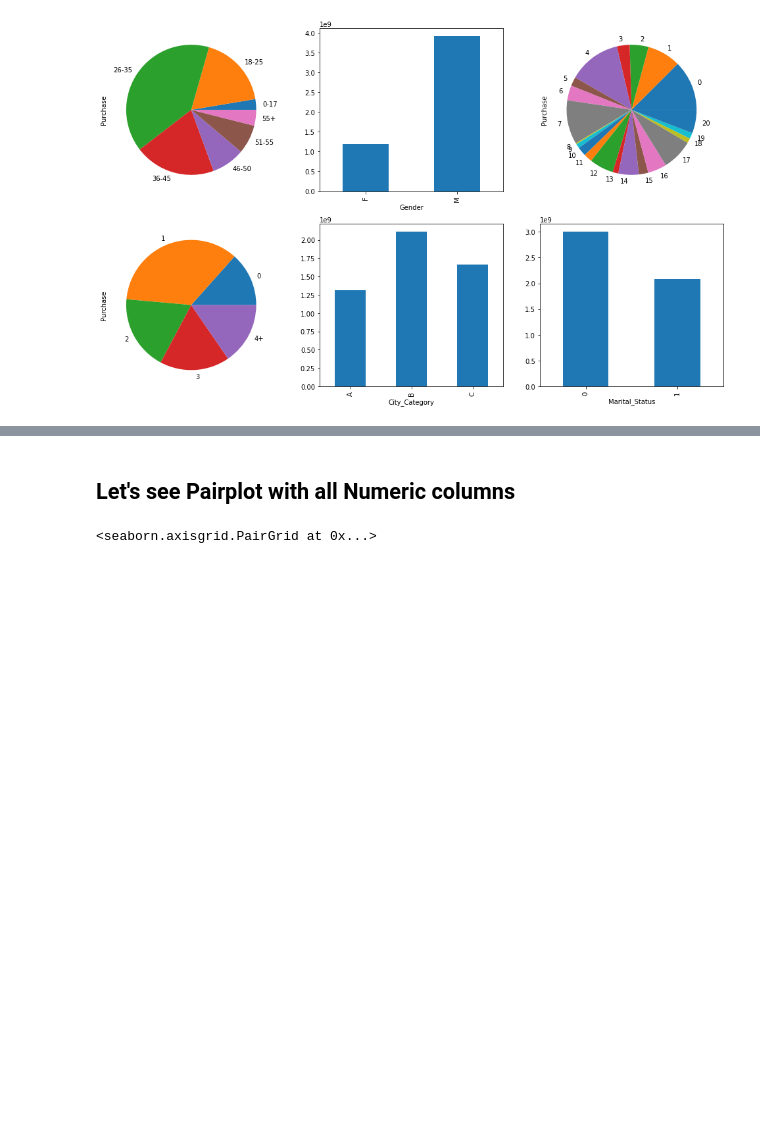
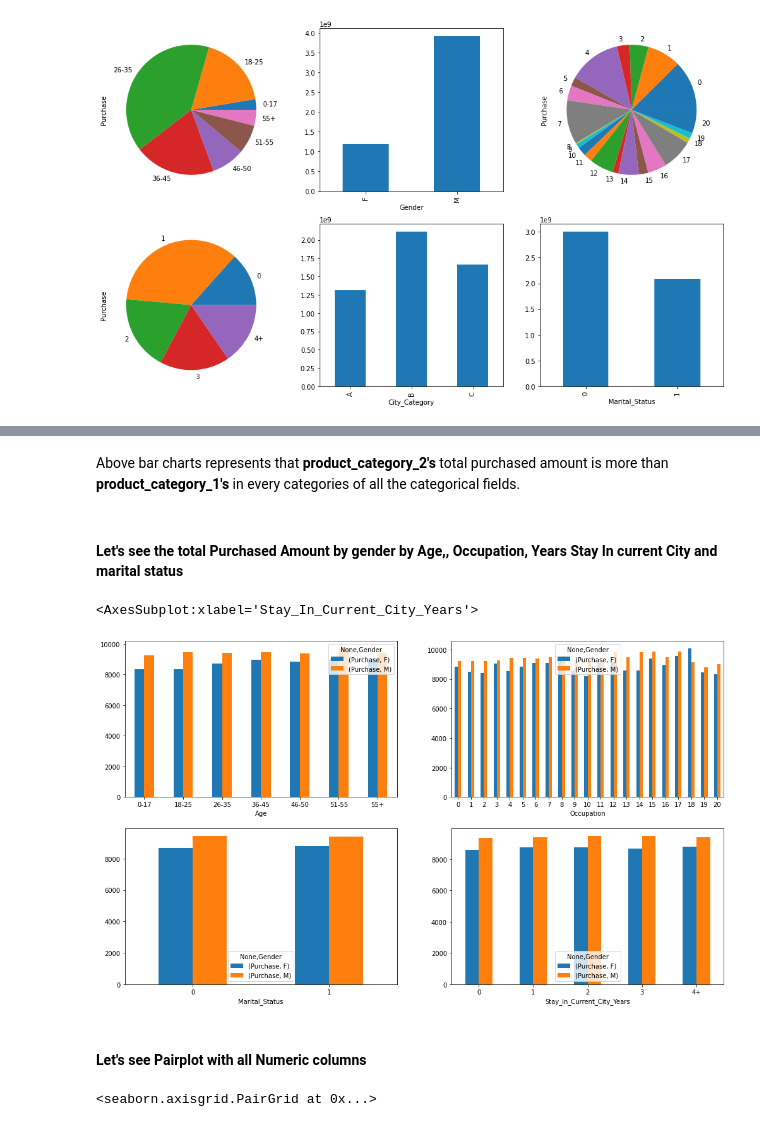
Before and after one commit to EagleDangar/BlackFriday-prediction, a Jupyter notebook: blackfriday-insights-and-model.ipynb, the cells around one changed output, grey strips where cells are left out. Saved outputs shown, nothing was run; the diff lists cells and outputs as text; code cells hidden in the pictures; blank space fills up the shorter version.

```diff
--- a/blackfriday-insights-and-model.ipynb
+++ b/blackfriday-insights-and-model.ipynb
@@ -193,3 +219,17 @@ train_df.groupby(["Marital_Status"])["Purchase"].mean().plot(kind='bar',ax=axis[
+# %% [markdown]
+Above bar charts represents that **product_category_2's** total purchased amount is more than **product_category_1's** in every categories of all the categorical fields.
+# %% [markdown]
+####  Let's see the total Purchased Amount by gender by Age,, Occupation, Years Stay In current City  and marital status
+# %%
+fig,axis = plt.subplots(nrows=2,ncols=2,figsize=(17,10))
+
+train_df.groupby(["Age","Gender"])[["Purchase"]].mean().unstack().plot(kind='bar',rot=0, ax = axis[0,0])
+train_df.groupby(["Occupation","Gender"])[["Purchase"]].mean().unstack().plot(kind='bar',rot=0, ax = axis[0,1])
+train_df.groupby(["Marital_Status","Gender"])[["Purchase"]].mean().unstack().plot(kind='bar',rot=0, ax = axis[1,0])
+train_df.groupby(["Stay_In_Current_City_Years","Gender"])[["Purchase"]].mean().unstack().plot(kind='bar',rot=0, ax = axis[1,1])
+# %% [output]
+<AxesSubplot:xlabel='Stay_In_Current_City_Years'>
+[figure, added]
 # %% [markdown]
-## Let's see Pairplot with all Numeric columns
+#### Let's see Pairplot with all Numeric columns
 # %%
```
Also changed, not shown: parts of 32 cells of this notebook.
